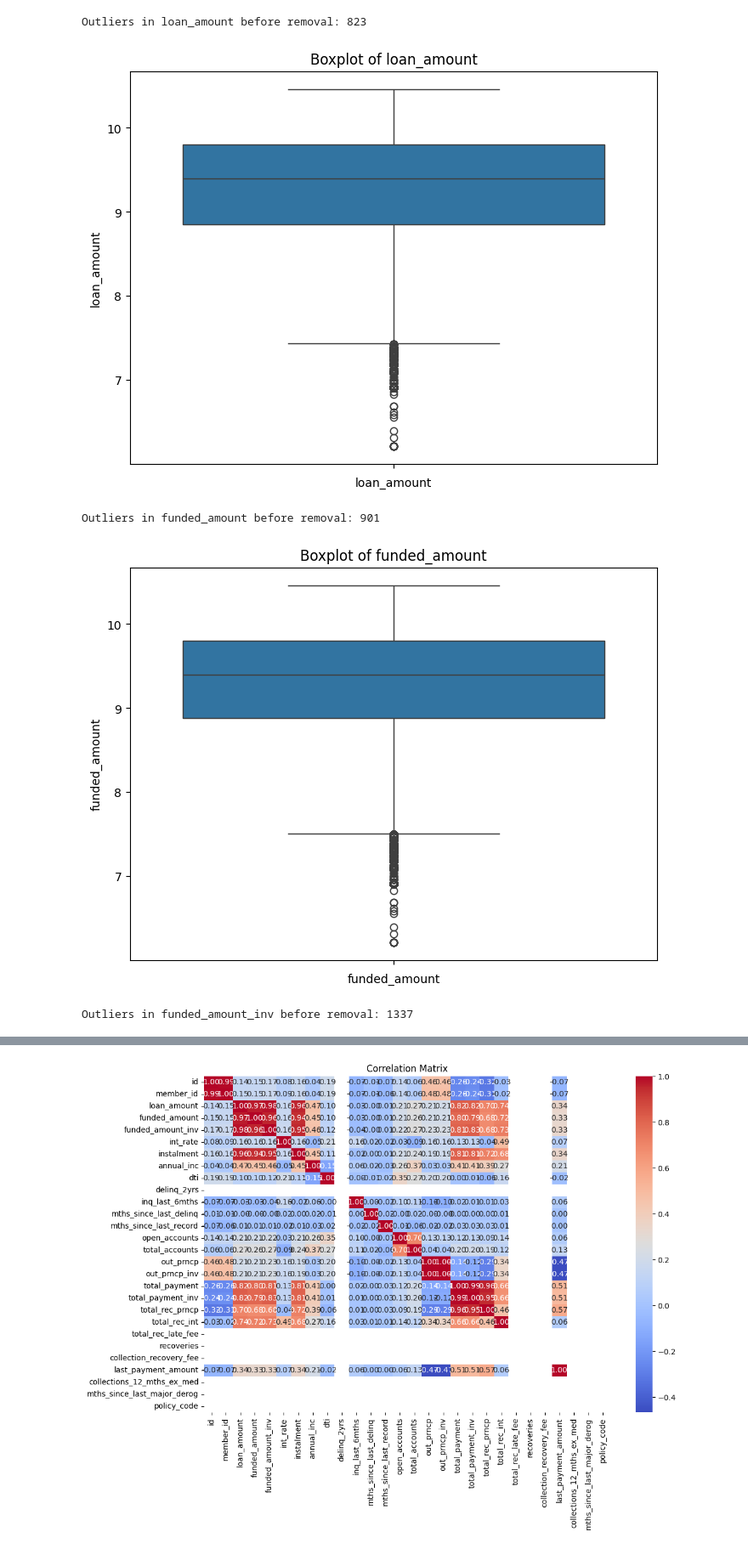
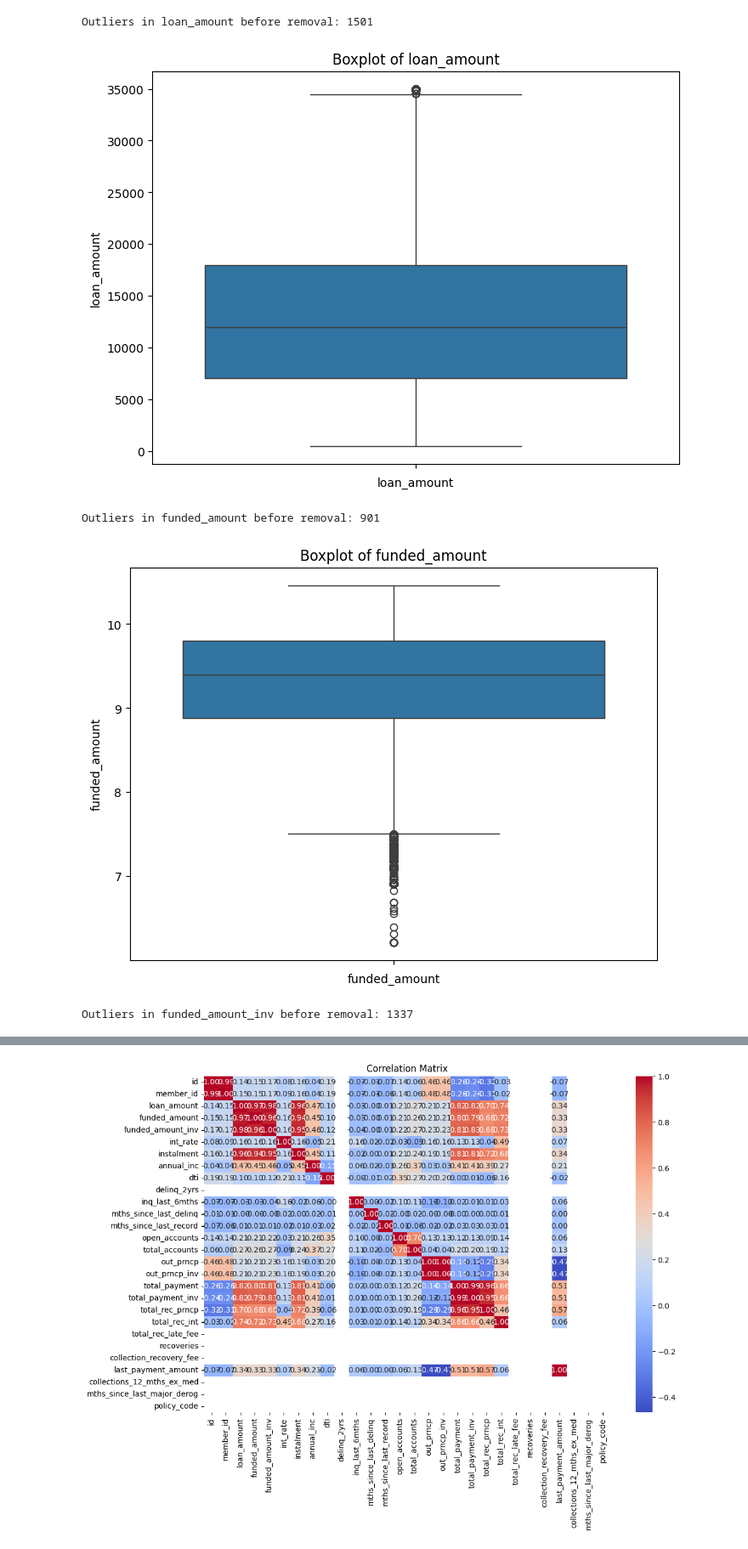
Before and after one commit to Ghelle8/exploratory-data-analysis---customer-loans-in-finance15, a Jupyter notebook: Data_Visualisation.ipynb, the cells around one changed output, grey strips where cells are left out. Shown at 85% size. Drawn from its saved outputs; the diff is of its cells as text; code cells hidden in the pictures.

```diff
--- a/Data_Visualisation.ipynb
+++ b/Data_Visualisation.ipynb
@@ -45,7 +45,7 @@ if __name__ == "__main__":
 
     # Example usage:
     # Step 1: Identify skewed columns, excluding certain columns
-    columns_to_exclude = ['id','member_id']  # Specify columns to exclude from skewness calculation
+    columns_to_exclude = ['id','member_id', 'issue_date', 'last_payment_date', 'next_payment_date', 'last_credit_pull_date','payment_plan', 'loan_status','policy_code', 'grade', 'sub_grade', 'application_type', 'home_ownership', 'loan_amount', 'recoveries']  # Specify columns to exclude from skewness calculation
     skewed_columns = DataFrameTransform.identify_skewed_columns(df, exclude_columns=columns_to_exclude)
     print("Skewed columns:", skewed_columns)
 
@@ -138,36 +138,36 @@ if __name__ == "__main__":
     df = pd.read_csv(file_path)
 
     # Example usage:
     # Step 1: Visualize data to identify outliers
     # Before outlier removal
     outlier_columns = ['loan_amount', 'funded_amount', 'funded_amount_inv', 'annual_inc', 'delinq_2yrs',
                        'inq_last_6mths', 'int_rate', 'instalment', 'mths_since_last_delinq', 'open_accounts',
                        'total_accounts', 'out_prncp', 'out_prncp_inv', 'total_payment', 'total_payment_inv',
-                       'total_rec_int', 'total_rec_late_fee', 'recoveries', 'collection_recovery_fee',
+                       'total_rec_int', 'total_rec_late_fee', 'collection_recovery_fee',
                        'collections_12_mths_ex_med', 'mths_since_last_major_derog', 'dti']  # Adjust this list based on visualization
 
     for column in outlier_columns:
         outliers_before = DataFrameTransform.identify_outliers(df, column)
         if not outliers_before.empty:
             print(f'Outliers in {column} before removal: {len(outliers_before)}')
             Plotter.visualize_outliers(df, column)
 
     # Step 2: Remove outliers
     for column in outlier_columns:
         df = DataFrameTransform.remove_outliers(df, column)
 
     # Step 3: Visualize data after removing outliers
     for column in outlier_columns:
         outliers_after = DataFrameTransform.identify_outliers(df, column)
         if not outliers_after.empty:
             print(f'Outliers in {column} after removal: {len(outliers_after)}')
             Plotter.visualize_outliers(df, column)
 # Step 4: Save the cleaned DataFrame to a new CSV file
     cleaned_output_csv_path = '/Users/fahiyeyusuf/Desktop/CLIF_data_outlier_cleaned.csv'
     df.to_csv(cleaned_output_csv_path, index=False)
 # %% [output]
-Outliers in loan_amount before removal: 823
+Outliers in loan_amount before removal: 1501
-[figure, old version]
+[figure, new version]
 Outliers in funded_amount before removal: 901
 [figure]
 Outliers in funded_amount_inv before removal: 1337
```
Also changed, not shown: parts of 2 cells of this notebook, 3 other files.
